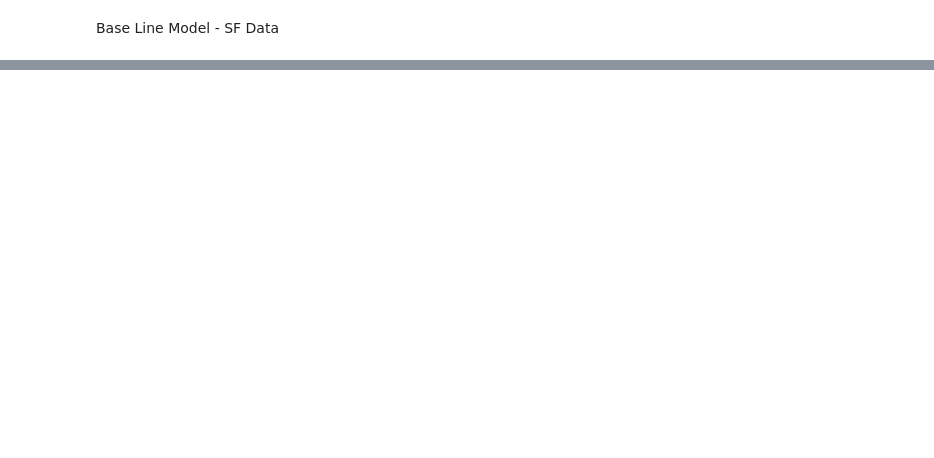
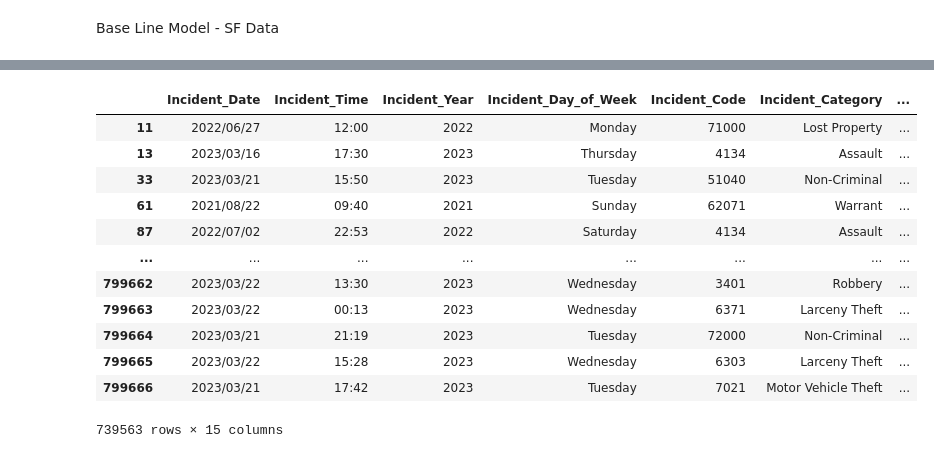
Before and after one commit to mvoutov/ieor142-ml, a Jupyter notebook: CrimePredict.ipynb, the cells around one changed output, grey strips where cells are left out. Drawn from its saved outputs; the diff is of its cells as text; code cells hidden in the pictures; blank space fills up the shorter version.

```diff
--- a/CrimePredict.ipynb
+++ b/CrimePredict.ipynb
@@ -403,0 +200,16 @@ daily_totals.to_csv('daily_totals.csv', index=False)
+# %%
+sf_data
+# %% [output]
+|  | Incident_Date | Incident_Time | Incident_Year | Incident_Day_of_Week | Incident_Code | Incident_Category | ... |
+| 11 | 2022/06/27 | 12:00 | 2022 | Monday | 71000 | Lost Property | ... |
+| 13 | 2023/03/16 | 17:30 | 2023 | Thursday | 4134 | Assault | ... |
+| 33 | 2023/03/21 | 15:50 | 2023 | Tuesday | 51040 | Non-Criminal | ... |
+| 61 | 2021/08/22 | 09:40 | 2021 | Sunday | 62071 | Warrant | ... |
+| 87 | 2022/07/02 | 22:53 | 2022 | Saturday | 4134 | Assault | ... |
+| ... | ... | ... | ... | ... | ... | ... | ... |
+| 799662 | 2023/03/22 | 13:30 | 2023 | Wednesday | 3401 | Robbery | ... |
+| 799663 | 2023/03/22 | 00:13 | 2023 | Wednesday | 6371 | Larceny Theft | ... |
+| 799664 | 2023/03/21 | 21:19 | 2023 | Tuesday | 72000 | Non-Criminal | ... |
+| 799665 | 2023/03/22 | 15:28 | 2023 | Wednesday | 6303 | Larceny Theft | ... |
+| 799666 | 2023/03/21 | 17:42 | 2023 | Tuesday | 7021 | Motor Vehicle Theft | ... |
+739563 rows × 15 columns
```
Also changed, not shown: parts of 26 cells of this notebook.
